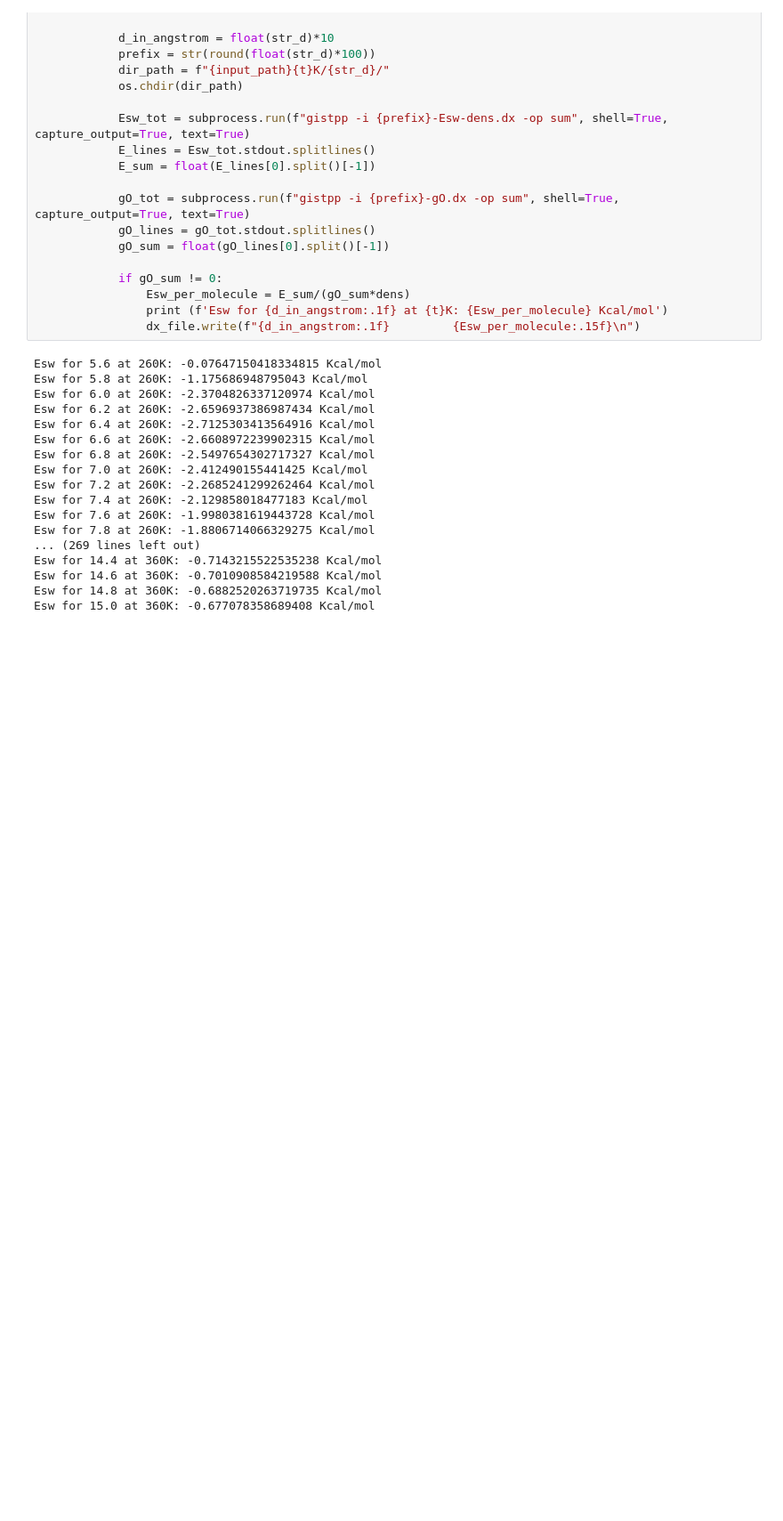
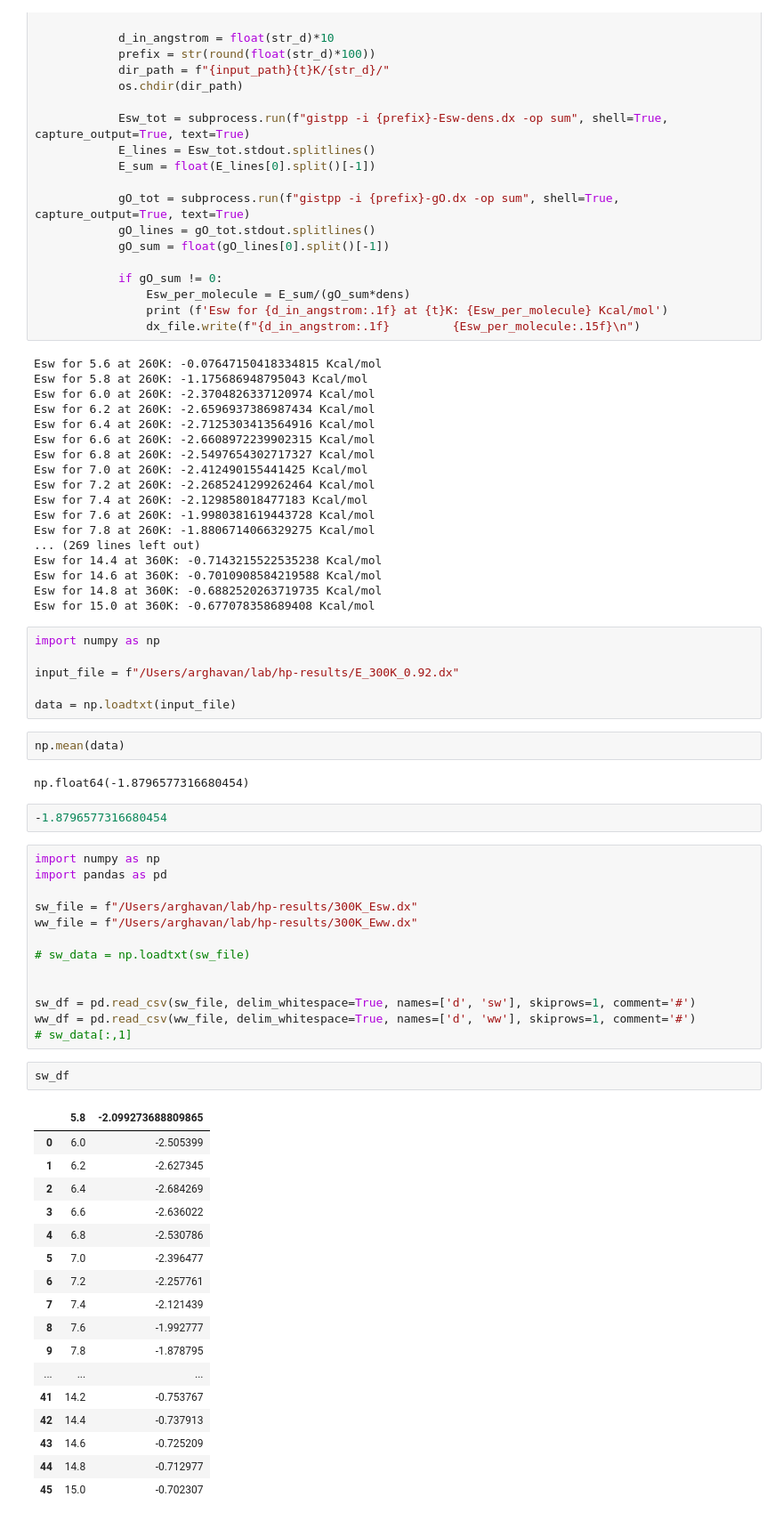
Before and after one commit to arghavanvg/hydrophobic-plates-analysis, a Jupyter notebook: interactionEnergy-Eww-Esw-calculation.ipynb, the cells around one changed output. Shown: that part at 89% size. Cells and saved outputs as stored; diff of their text form; blank space fills up the shorter version.

Commit message:
Add data loading and processing for interaction energy calculations

```diff
--- a/interactionEnergy-Eww-Esw-calculation.ipynb
+++ b/interactionEnergy-Eww-Esw-calculation.ipynb
@@ -134,3 +134,48 @@ Esw for 14.4 at 360K: -0.7143215522535238 Kcal/mol
 Esw for 14.6 at 360K: -0.7010908584219588 Kcal/mol
 Esw for 14.8 at 360K: -0.6882520263719735 Kcal/mol
 Esw for 15.0 at 360K: -0.677078358689408 Kcal/mol
+# %%
+import numpy as np
+
+input_file = f"/Users/arghavan/lab/hp-results/E_300K_0.92.dx"
+
+data = np.loadtxt(input_file)
+# %%
+np.mean(data)
+# %% [output]
+np.float64(-1.8796577316680454)
+# %%
+-1.8796577316680454
+# %%
+import numpy as np
+import pandas as pd
+
+sw_file = f"/Users/arghavan/lab/hp-results/300K_Esw.dx"
+ww_file = f"/Users/arghavan/lab/hp-results/300K_Eww.dx"
+
+# sw_data = np.loadtxt(sw_file)
+
+
+sw_df = pd.read_csv(sw_file, delim_whitespace=True, names=['d', 'sw'], skiprows=1, comment='#')
+ww_df = pd.read_csv(ww_file, delim_whitespace=True, names=['d', 'ww'], skiprows=1, comment='#')
+# sw_data[:,1]
+# %%
+sw_df
+# %% [output]
+|  | 5.8 | -2.099273688809865 |
+| 0 | 6.0 | -2.505399 |
+| 1 | 6.2 | -2.627345 |
+| 2 | 6.4 | -2.684269 |
+| 3 | 6.6 | -2.636022 |
+| 4 | 6.8 | -2.530786 |
+| 5 | 7.0 | -2.396477 |
+| 6 | 7.2 | -2.257761 |
+| 7 | 7.4 | -2.121439 |
+| 8 | 7.6 | -1.992777 |
+| 9 | 7.8 | -1.878795 |
+| ... | ... | ... |
+| 41 | 14.2 | -0.753767 |
+| 42 | 14.4 | -0.737913 |
+| 43 | 14.6 | -0.725209 |
+| 44 | 14.8 | -0.712977 |
+| 45 | 15.0 | -0.702307 |
```
Also changed, not shown: parts of 9 cells of this notebook.
